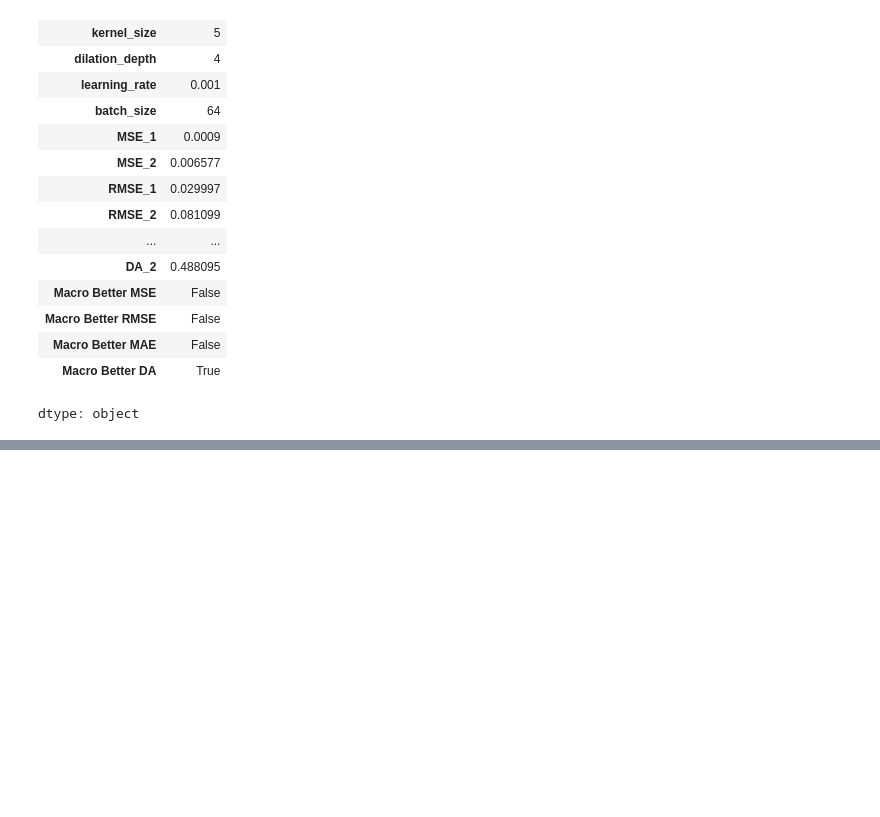
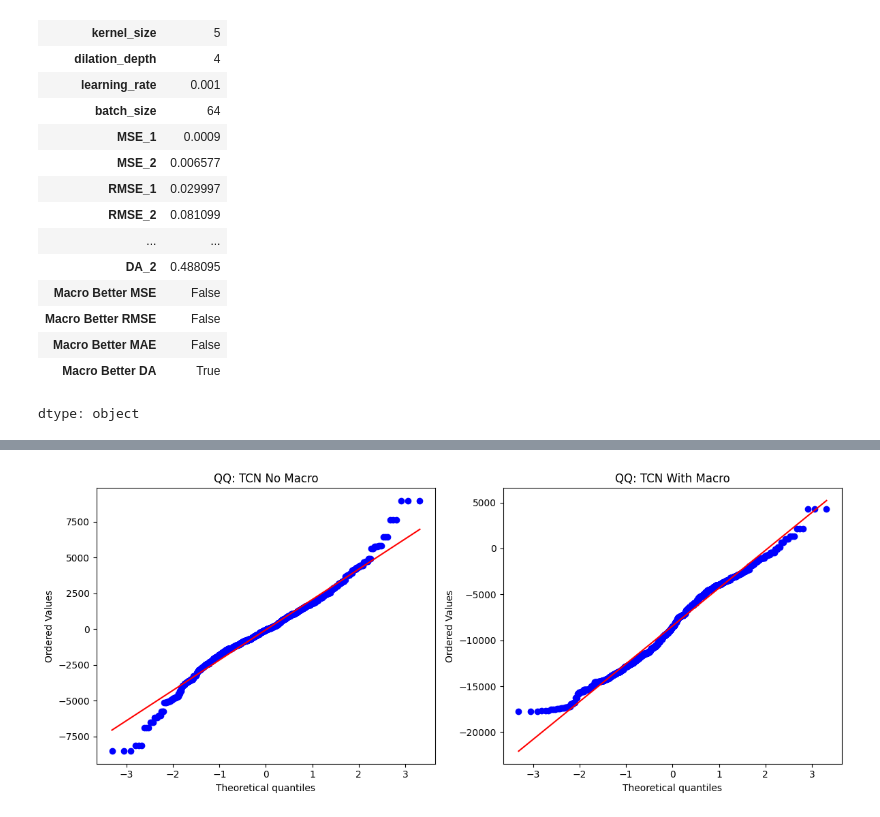
Before and after one commit to NichBry25/BitcoinPricePrediction, a Jupyter notebook: BTCForecasting_TCN.ipynb, the cells around one changed output, grey strips where cells are left out. Cells and saved outputs as stored; diff of their text form; code cells hidden in the pictures; blank space fills up the shorter version.

```diff
--- a/BTCForecasting_TCN.ipynb
+++ b/BTCForecasting_TCN.ipynb
@@ -695,0 +525,14 @@ plt.show()
+# %%
+plt.figure(figsize=(12,5))
+plt.subplot(1,2,1)
+stats.probplot(all_err_1, dist="norm", plot=plt)
+plt.title("QQ: TCN No Macro")
+
+plt.subplot(1,2,2)
+stats.probplot(all_err_2, dist="norm", plot=plt)
+plt.title("QQ: TCN With Macro")
+
+plt.tight_layout()
+plt.show()
+# %% [output]
+[figure, added]
```
Also changed, not shown: parts of 71 cells of this notebook.
